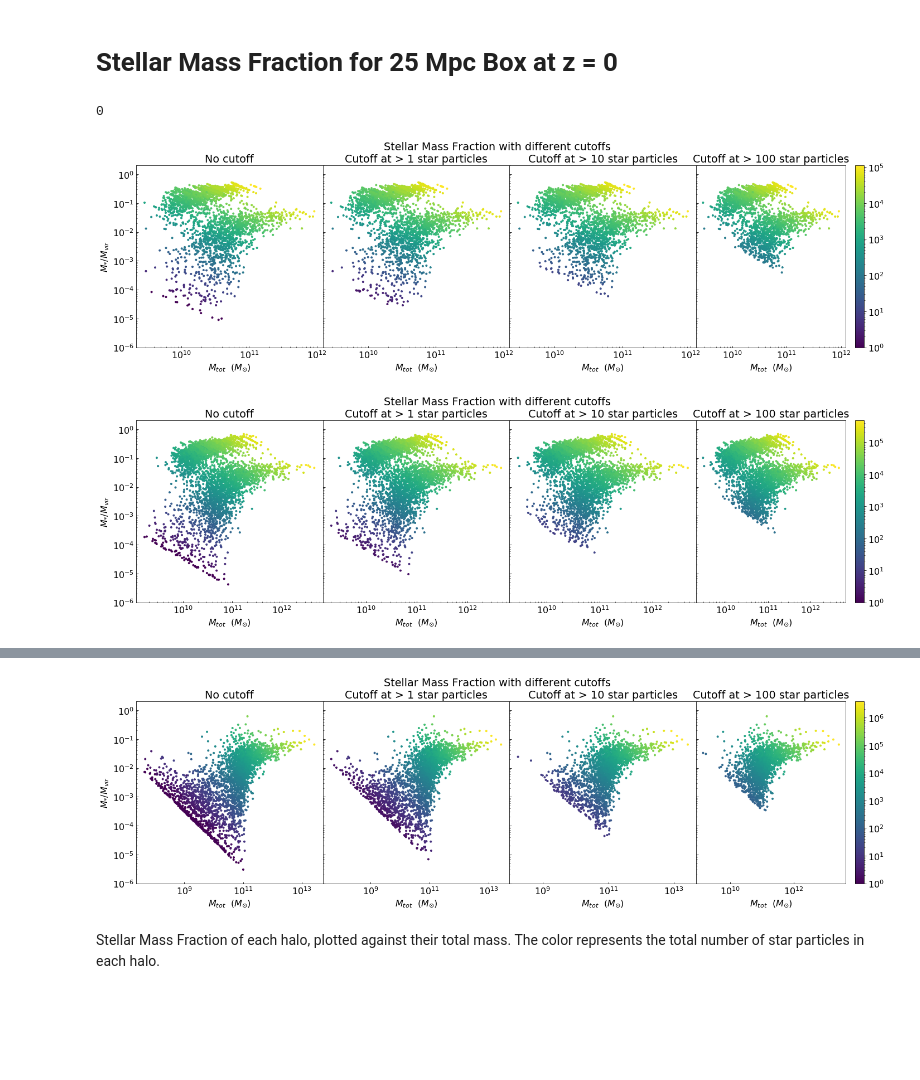
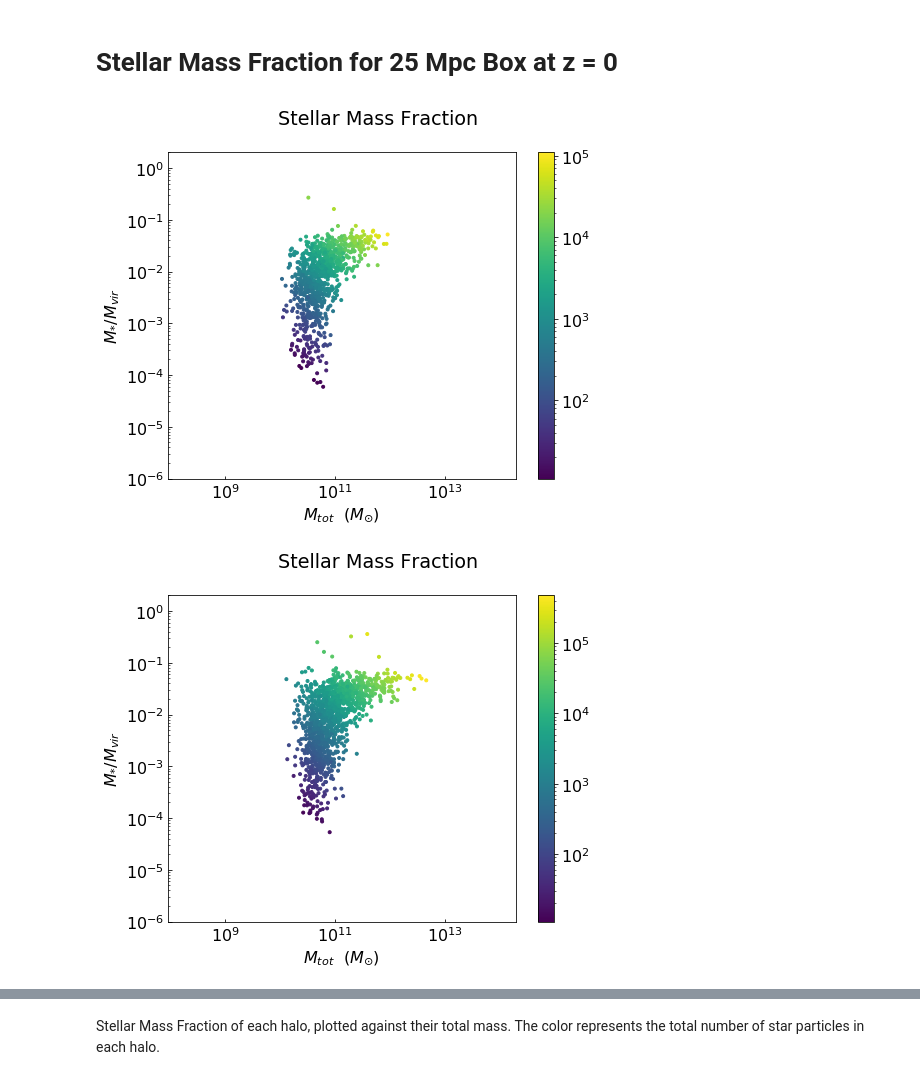
Before and after one commit to cjllorente827/comp_structure_research, a Jupyter notebook: stellar_mass_fraction/bigbox_25Mpc/25Mpc_all_outputs.ipynb, the cells around one changed output, grey strips where cells are left out. Saved outputs shown, nothing was run; the diff lists cells and outputs as text; code cells hidden in the pictures; blank space fills up the shorter version.

```diff
--- a/stellar_mass_fraction/bigbox_25Mpc/25Mpc_all_outputs.ipynb
+++ b/stellar_mass_fraction/bigbox_25Mpc/25Mpc_all_outputs.ipynb
@@ -18,7 +19,7 @@ import ipywidgets as widgets
 # Stellar Mass fraction analysis for the Big Box 25 Mpc simulation at z = 0, 1, & 2
 # %%
 %aimport HaloData
-from HaloData import HaloData
+from HaloData import *
 
 #dataset_fname  = "~/cosmo_bigbox/25Mpc_512/RD0265/RD0265"
 
@@ -27,10 +28,9 @@ hdfile_RD0166 = "halodata_RD0166.dat" # z = 1.00
 hdfile_RD0265 = "halodata_RD0265.dat" # z = 0.00
 hdfile_orig = "halodata_RD0265.dat.bkp" # z = 0.00
 
-hd_RD0111 = HaloData.load_from_file(hdfile_RD0111)
-hd_RD0166 = HaloData.load_from_file(hdfile_RD0166)
-hd_RD0265 = HaloData.load_from_file(hdfile_RD0265)
-hd_orig = HaloData.load_from_file(hdfile_orig)
+hd_RD0111 = HaloData.load_from_file(hdfile_RD0111).filter_by(Fields.TOT_MASS, greater_than, 1e10).filter_by(Fields.NUM_STAR_PARTICLES, greater_than, 10)
+hd_RD0166 = HaloData.load_from_file(hdfile_RD0166).filter_by(Fields.TOT_MASS, greater_than, 1e10).filter_by(Fields.NUM_STAR_PARTICLES, greater_than, 10)
+hd_RD0265 = HaloData.load_from_file(hdfile_RD0265).filter_by(Fields.TOT_MASS, greater_than, 1e10).filter_by(Fields.NUM_STAR_PARTICLES, greater_than, 10)
 # %%
 def DarkMatter(pfilter, data):
     filter = data[("all", "particle_type")] == 1 # DM = 1, Stars = 2
@@ -66,18 +133,13 @@ YTArray([35.97122302, 35.97122302, 35.97122302]) Mpc
 # %% [markdown]
 # Stellar Mass Fraction for 25 Mpc Box at z = 0
-# %%
-ds.current_redshift
-# %% [output]
-0
 # %%
 
 %aimport stellar_mass_fraction_plots
 from stellar_mass_fraction_plots import *
 
-stellar_mass_fraction_scatter_multi(hd_RD0111)
-stellar_mass_fraction_scatter_multi(hd_RD0166)
-stellar_mass_fraction_scatter_multi(hd_RD0265)
-stellar_mass_fraction_scatter_multi(hd_orig)
+stellar_mass_fraction_scatter(hd_RD0111)
+stellar_mass_fraction_scatter(hd_RD0166)
+stellar_mass_fraction_scatter(hd_RD0265)
 # %% [output]
-[figure, old version]
+[figure, new version]
-[figure, old version]
+[figure, new version]
@@ -85,3 +147,2 @@ stellar_mass_fraction_scatter_multi(hd_orig)
-[figure, removed]
 # %% [markdown]
 Stellar Mass Fraction of each halo, plotted against their total mass. The color represents the total number of star particles in each halo.
```
Also changed, not shown: parts of 19 cells of this notebook, 22 other files.
